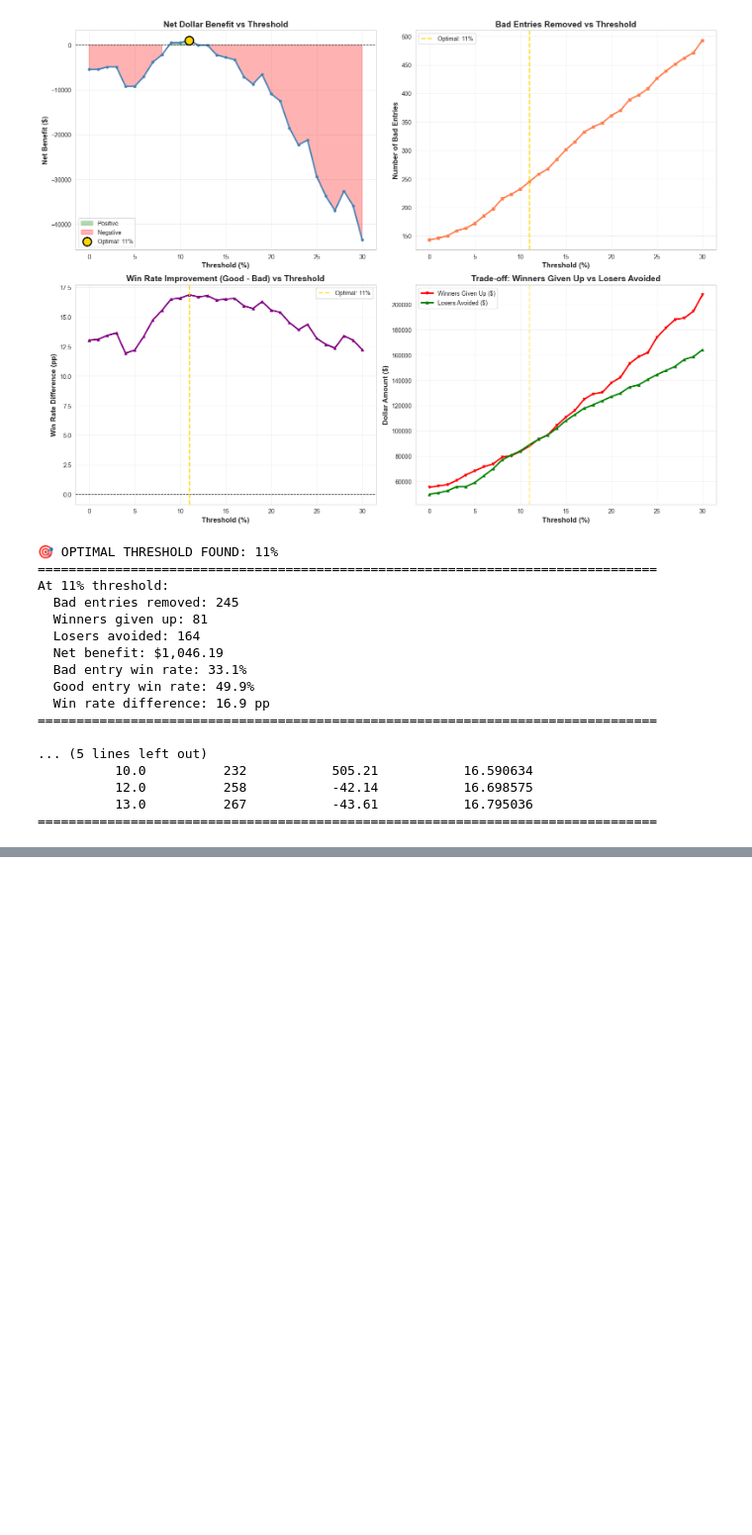
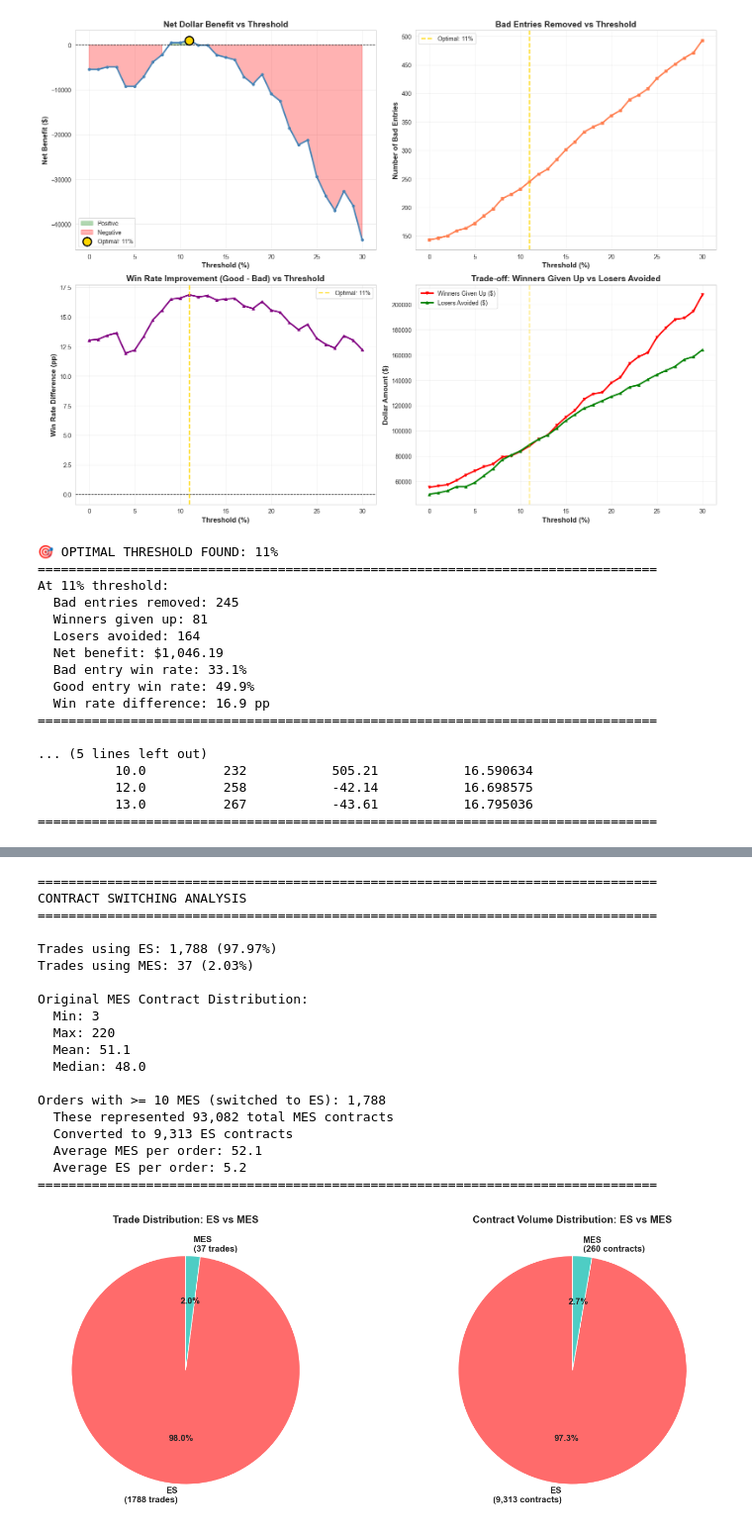
Before and after one commit to gfinch/bmps, a Jupyter notebook: trading_analysis.ipynb, the cells around one changed output, grey strips where cells are left out. Shown at 99% size. Saved outputs shown, nothing was run; the diff lists cells and outputs as text; code cells hidden in the pictures; blank space fills up the shorter version.

```diff
--- a/trading_analysis.ipynb
+++ b/trading_analysis.ipynb
@@ -1133,0 +1298,73 @@ At 11% threshold:
+# %%
+# Additional analysis: How often do we switch to ES?
+print("\n" + "="*80)
+print("CONTRACT SWITCHING ANALYSIS")
+print("="*80)
+
+# Count trades by contract type
+es_trades = len(df_executed[df_executed['Contract_Type'] == 'ES'])
+mes_trades = len(df_executed[df_executed['Contract_Type'] == 'MES'])
+
+print(f"\nTrades using ES: {es_trades:,} ({es_trades/len(df_executed)*100:.2f}%)")
+print(f"Trades using MES: {mes_trades:,} ({mes_trades/len(df_executed)*100:.2f}%)")
+
+# Show distribution of original MES contract counts
+print(f"\nOriginal MES Contract Distribution:")
+print(f"  Min: {df_executed['Contracts'].min()}")
+print(f"  Max: {df_executed['Contracts'].max()}")
+print(f"  Mean: {df_executed['Contracts'].mean():.1f}")
+print(f"  Median: {df_executed['Contracts'].median():.1f}")
+
+# Show how many orders had >= 10 MES
+high_contract_orders = df_executed[df_executed['Contracts'] >= 10]
+print(f"\nOrders with >= 10 MES (switched to ES): {len(high_contract_orders):,}")
+
+if len(high_contract_orders) > 0:
+    print(f"  These represented {high_contract_orders['Contracts'].sum():,} total MES contracts")
+    print(f"  Converted to {high_contract_orders['Adjusted_Contracts'].sum():,} ES contracts")
+    print(f"  Average MES per order: {high_contract_orders['Contracts'].mean():.1f}")
+    print(f"  Average ES per order: {high_contract_orders['Adjusted_Contracts'].mean():.1f}")
+
+print("="*80)
+
+# Create pie chart showing ES vs MES distribution
+fig, (ax1, ax2) = plt.subplots(1, 2, figsize=(16, 6))
+
+# Pie chart by number of trades
+trade_counts = [es_trades, mes_trades]
+trade_labels = [f'ES\n({es_trades} trades)', f'MES\n({mes_trades} trades)']
+colors_pie = ['#FF6B6B', '#4ECDC4']
+ax1.pie(trade_counts, labels=trade_labels, colors=colors_pie, autopct='%1.1f%%',
+        startangle=90, textprops={'fontsize': 12, 'fontweight': 'bold'})
+ax1.set_title('Trade Distribution: ES vs MES', fontsize=14, fontweight='bold')
+
+# Pie chart by total contracts
+contract_totals = [total_es, total_mes]
+contract_labels = [f'ES\n({int(total_es):,} contracts)', f'MES\n({int(total_mes):,} contracts)']
+ax2.pie(contract_totals, labels=contract_labels, colors=colors_pie, autopct='%1.1f%%',
+        startangle=90, textprops={'fontsize': 12, 'fontweight': 'bold'})
+ax2.set_title('Contract Volume Distribution: ES vs MES', fontsize=14, fontweight='bold')
+
+plt.tight_layout()
+plt.show()
+# %% [output]
+================================================================================
+CONTRACT SWITCHING ANALYSIS
+================================================================================
+
+Trades using ES: 1,788 (97.97%)
+Trades using MES: 37 (2.03%)
+
+Original MES Contract Distribution:
+  Min: 3
+  Max: 220
+  Mean: 51.1
+  Median: 48.0
+
+Orders with >= 10 MES (switched to ES): 1,788
+  These represented 93,082 total MES contracts
+  Converted to 9,313 ES contracts
+  Average MES per order: 52.1
+  Average ES per order: 5.2
+================================================================================
+[figure, added]
```
Also changed, not shown: parts of 7 cells of this notebook, 1 other file.
